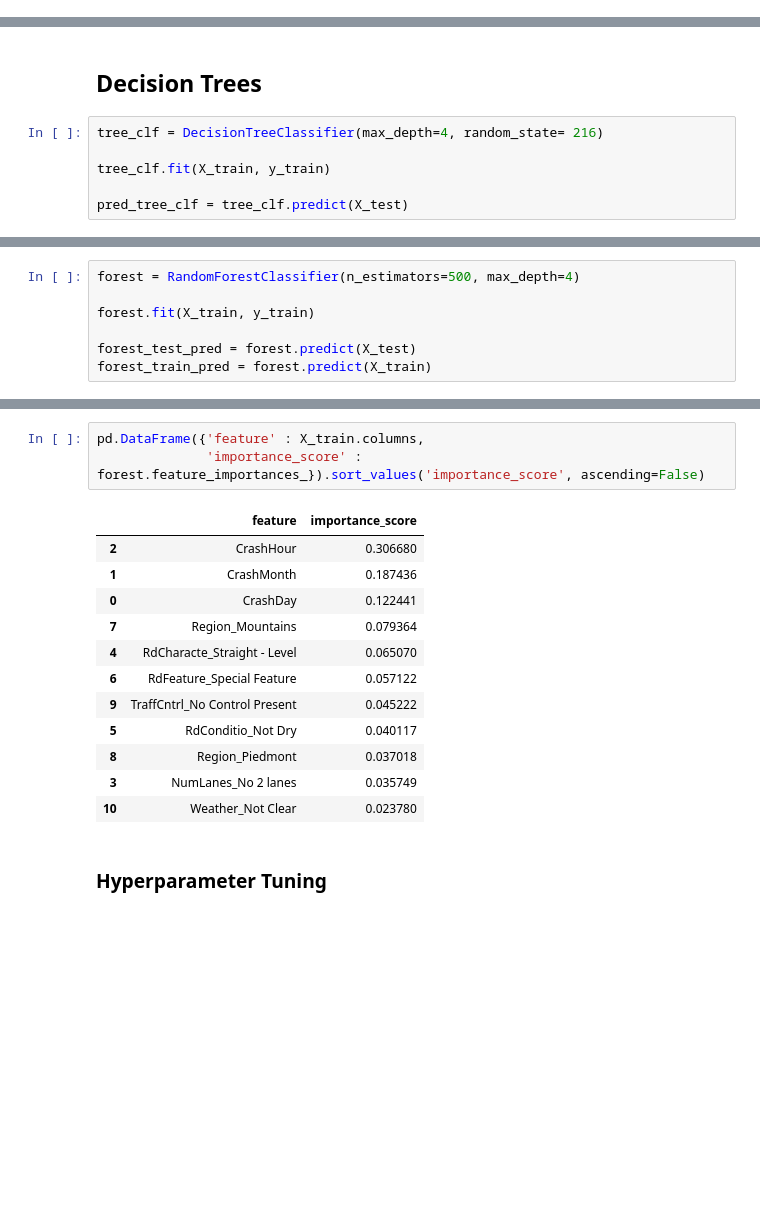
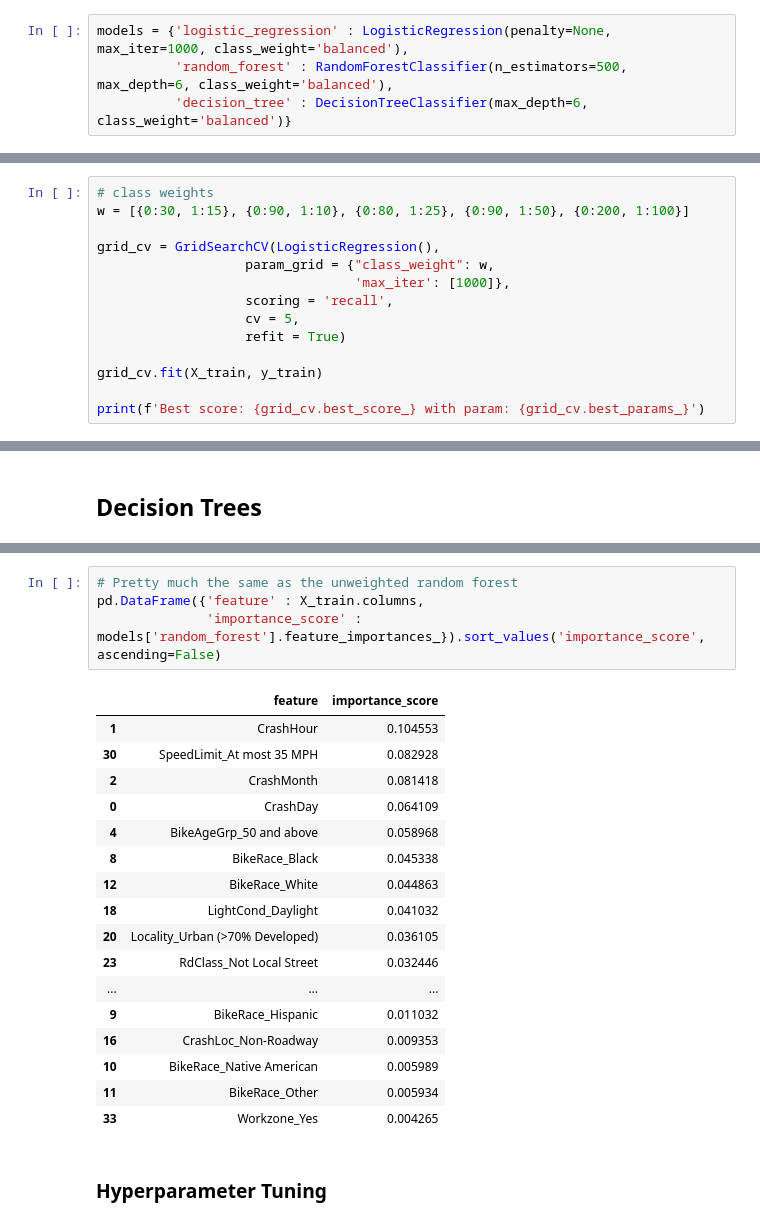
Before and after one commit to wbraverman/Bicycle-Safety, a Jupyter notebook: Bicycle-models.ipynb, the cells around one changed output, grey strips where cells are left out. Saved outputs shown, nothing was run; the diff lists cells and outputs as text; blank space fills up the shorter version.

```diff
--- a/Bicycle-models.ipynb
+++ b/Bicycle-models.ipynb
@@ -161,0 +127,4 @@ array([[   0,  701],
+# %%
+models = {'logistic_regression' : LogisticRegression(penalty=None, max_iter=1000, class_weight='balanced'),
+          'random_forest' : RandomForestClassifier(n_estimators=500, max_depth=6, class_weight='balanced'),
+          'decision_tree' : DecisionTreeClassifier(max_depth=6, class_weight='balanced')}
@@ -161,0 +436,14 @@ array([[   0,  701],
+# %%
+# class weights
+w = [{0:30, 1:15}, {0:90, 1:10}, {0:80, 1:25}, {0:90, 1:50}, {0:200, 1:100}]
+
+grid_cv = GridSearchCV(LogisticRegression(),
+                   param_grid = {"class_weight": w,
+                                 'max_iter': [1000]},
+                   scoring = 'recall',
+                   cv = 5,
+                   refit = True)
+
+grid_cv.fit(X_train, y_train)
+
+print(f'Best score: {grid_cv.best_score_} with param: {grid_cv.best_params_}')
@@ -162,8 +491,2 @@ array([[   0,  701],
 # %% [markdown]
 ## Decision Trees
-# %%
-tree_clf = DecisionTreeClassifier(max_depth=4, random_state= 216)
-
-tree_clf.fit(X_train, y_train)
-
-pred_tree_clf = tree_clf.predict(X_test)
@@ -215,7 +515,0 @@ pd.DataFrame({'features' : X_train.columns,
-# %%
-forest = RandomForestClassifier(n_estimators=500, max_depth=4)
-
-forest.fit(X_train, y_train)
-
-forest_test_pred = forest.predict(X_test)
-forest_train_pred = forest.predict(X_train)
@@ -257,19 +516,25 @@ ConfusionMatrixDisplay(confusion_matrix(y_test, forest_test_pred)).plot()
 # %%
+# Pretty much the same as the unweighted random forest
 pd.DataFrame({'feature' : X_train.columns,
-              'importance_score' : forest.feature_importances_}).sort_values('importance_score', ascending=False)
+              'importance_score' : models['random_forest'].feature_importances_}).sort_values('importance_score', ascending=False)
 # %% [output]
 |  | feature | importance_score |
-| 2 | CrashHour | 0.306680 |
-| 1 | CrashMonth | 0.187436 |
-| 0 | CrashDay | 0.122441 |
-| 7 | Region_Mountains | 0.079364 |
-| 4 | RdCharacte_Straight - Level | 0.065070 |
-| 6 | RdFeature_Special Feature | 0.057122 |
-| 9 | TraffCntrl_No Control Present | 0.045222 |
-| 5 | RdConditio_Not Dry | 0.040117 |
-| 8 | Region_Piedmont | 0.037018 |
-| 3 | NumLanes_No 2 lanes | 0.035749 |
-| 10 | Weather_Not Clear | 0.023780 |
+| 1 | CrashHour | 0.104553 |
+| 30 | SpeedLimit_At most 35 MPH | 0.082928 |
+| 2 | CrashMonth | 0.081418 |
+| 0 | CrashDay | 0.064109 |
+| 4 | BikeAgeGrp_50 and above | 0.058968 |
+| 8 | BikeRace_Black | 0.045338 |
+| 12 | BikeRace_White | 0.044863 |
+| 18 | LightCond_Daylight | 0.041032 |
+| 20 | Locality_Urban (>70% Developed) | 0.036105 |
+| 23 | RdClass_Not Local Street | 0.032446 |
+| ... | ... | ... |
+| 9 | BikeRace_Hispanic | 0.011032 |
+| 16 | CrashLoc_Non-Roadway | 0.009353 |
+| 10 | BikeRace_Native American | 0.005989 |
+| 11 | BikeRace_Other | 0.005934 |
+| 33 | Workzone_Yes | 0.004265 |
 # %% [markdown]
 ### Hyperparameter Tuning
 # %% [markdown]
```
Also changed, not shown: parts of 85 cells of this notebook, 2 other files.
